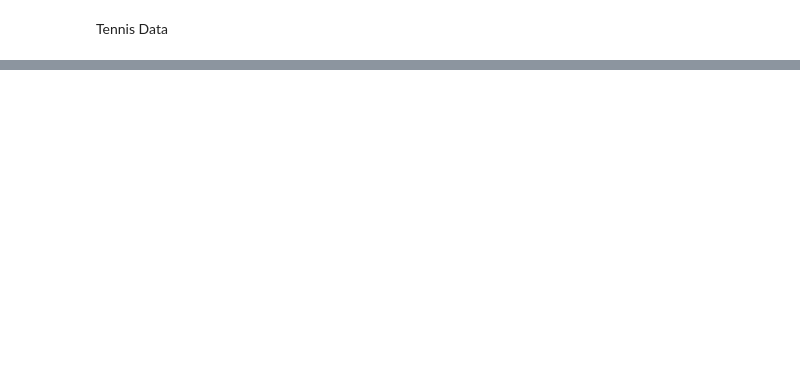
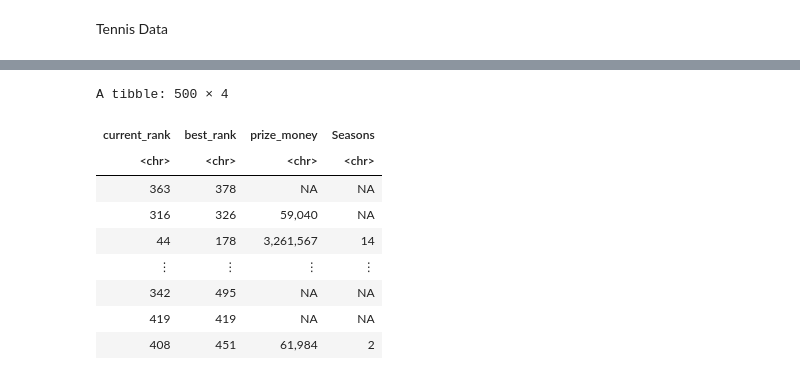
Before and after one commit to JahnaviChen/DSCI-Proposal, a Jupyter notebook: Loaded_Data.ipynb, the cells around one changed output, grey strips where cells are left out. Drawn from its saved outputs; the diff is of its cells as text; code cells hidden in the pictures; blank space fills up the shorter version.

```diff
--- a/Loaded_Data.ipynb
+++ b/Loaded_Data.ipynb
@@ -39,0 +26,5 @@ A spec_tbl_df: 500 × 38
+# %%
+#read_data
+url <- "https://drive.google.com/uc?export=download&id=1_MECmUXZuuILYeEOfonSGqodW6qVdhsS"
+player_stats <- read_csv("https://drive.google.com/uc?export=download&id=1_MECmUXZuuILYeEOfonSGqodW6qVdhsS")
+player_stats
@@ -89,0 +78,6 @@ A tibble: 150 × 4
+# %%
+player_stats_data[] <- lapply(player_stats_data, gsub, pattern="\\$", replacement="")
+player_stats_data[]
+
+player_stats_data$prize_money <- gsub("US", "", as.character(player_stats_data$prize_money))
+player_stats_data$prize_money
@@ -89,0 +112,5 @@ A tibble: 150 × 4
+# %%
+current_rank_change <- gsub("\\s*(\\([^()]*(?:(?1)[^()]*)*\\))", "", player_stats_data$best_rank, perl=TRUE)
+current_rank_change
+best_rank_change <- gsub("\\s*(\\([^()]*(?:(?1)[^()]*)*\\))", "", player_stats_data$current_rank, perl=TRUE)
+best_rank_change
@@ -89,0 +152,18 @@ A tibble: 150 × 4
+# %%
+player_stats_mutate <- mutate(player_stats_data,
+    prize_money = player_stats_data$prize_money,
+    current_rank = current_rank_change,
+    best_rank = best_rank_change
+)
+player_stats_mutate
+# %% [output]
+A tibble: 500 × 4
+| current_rank | best_rank | prize_money | Seasons |
+| <chr> | <chr> | <chr> | <chr> |
+| 363 | 378 | NA | NA |
+| 316 | 326 | 59,040 | NA |
+| 44 | 178 | 3,261,567 | 14 |
+| ⋮ | ⋮ | ⋮ | ⋮ |
+| 342 | 495 | NA | NA |
+| 419 | 419 | NA | NA |
+| 408 | 451 | 61,984 | 2 |
```
Also changed, not shown: parts of 7 cells of this notebook.
